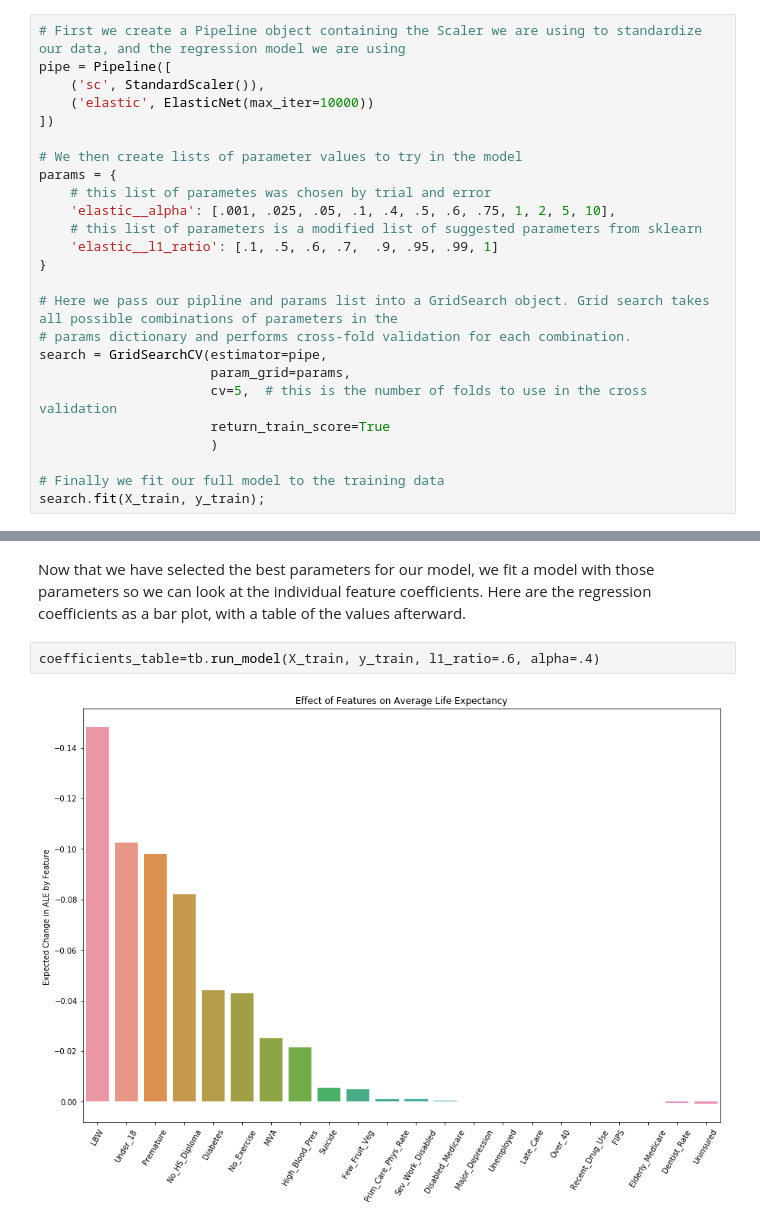
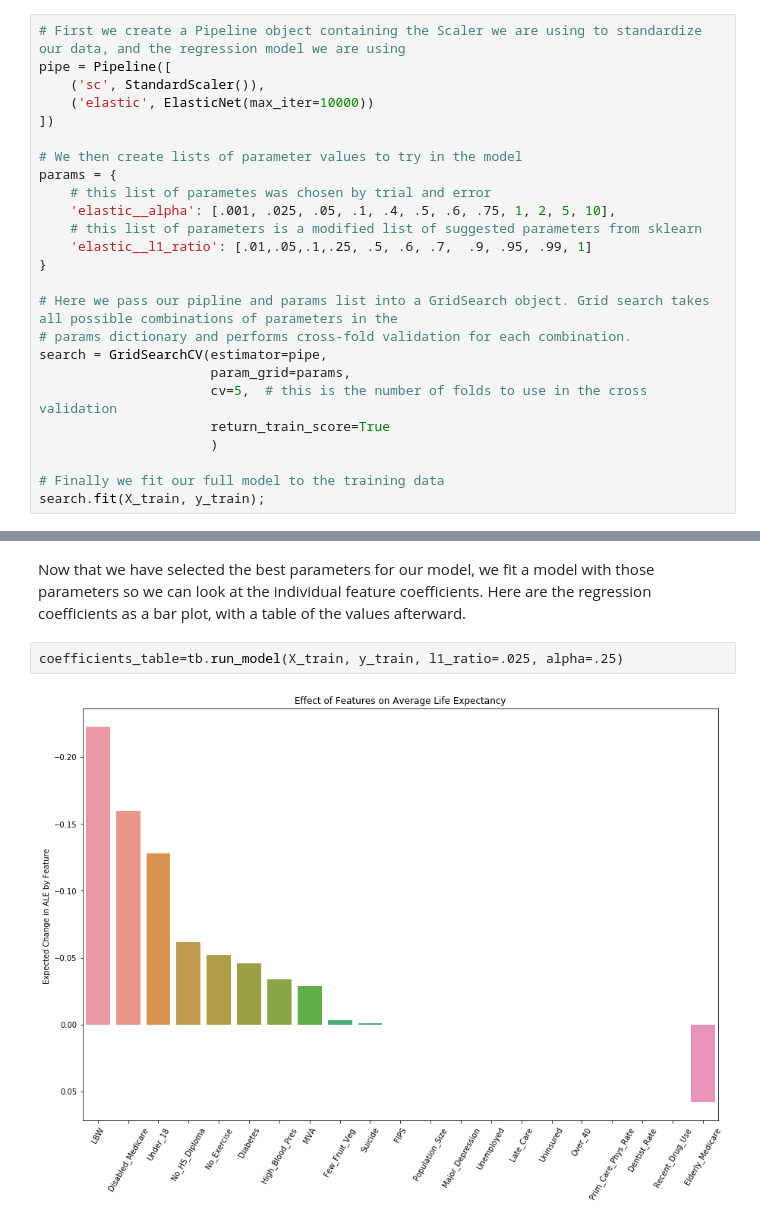
Before and after one commit to wisundstrom/Strategies-for-increasing-average-life-expectancy, a Jupyter notebook: TechnicalNotebook.ipynb, the cells around one changed output, grey strips where cells are left out. Drawn from its saved outputs; the diff is of its cells as text.

```diff
--- a/TechnicalNotebook.ipynb
+++ b/TechnicalNotebook.ipynb
@@ -31,7 +37,7 @@ params = {
     # this list of parametes was chosen by trial and error
     'elastic__alpha': [.001, .025, .05, .1, .4, .5, .6, .75, 1, 2, 5, 10],
     # this list of parameters is a modified list of suggested parameters from sklearn
-    'elastic__l1_ratio': [.1, .5, .6, .7,  .9, .95, .99, 1]
+    'elastic__l1_ratio': [.01,.05,.1,.25, .5, .6, .7,  .9, .95, .99, 1]
 }
 
 # Here we pass our pipline and params list into a GridSearch object. Grid search takes all possible combinations of parameters in the
@@ -59,9 +65,9 @@ tb.model_selection_results(search)
 Now that we have selected the best parameters for our model, we fit a model with those parameters so we can look at the individual feature coefficients.
 Here are the regression coefficients as a bar plot, with a table of the values afterward.
 # %%
-coefficients_table=tb.run_model(X_train, y_train, l1_ratio=.6, alpha=.4)
+coefficients_table=tb.run_model(X_train, y_train, l1_ratio=.025, alpha=.25)
 # %% [output]
-[figure, old version]
+[figure, new version]
 # %%
 coefficients_table
 # %% [output]
```
Also changed, not shown: parts of 4 cells of this notebook, 2 other files.
